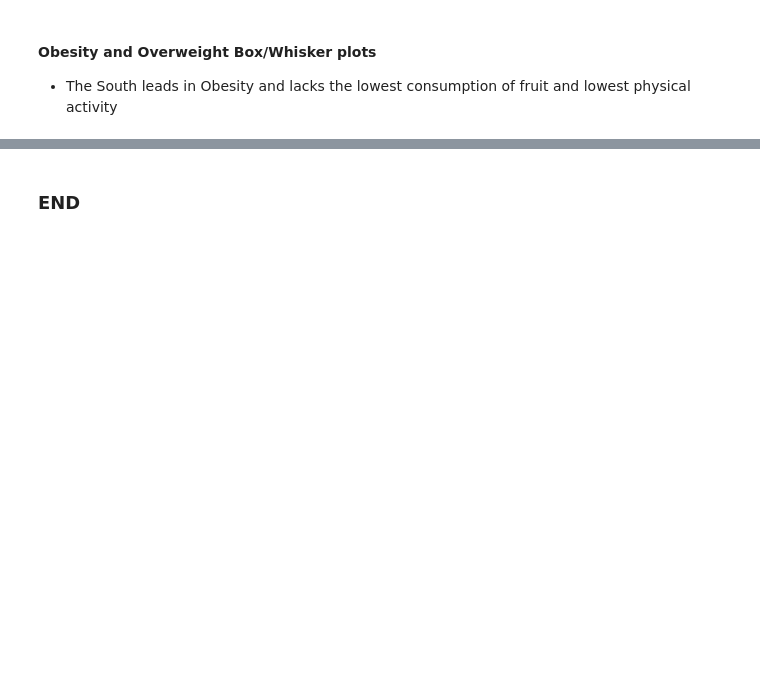
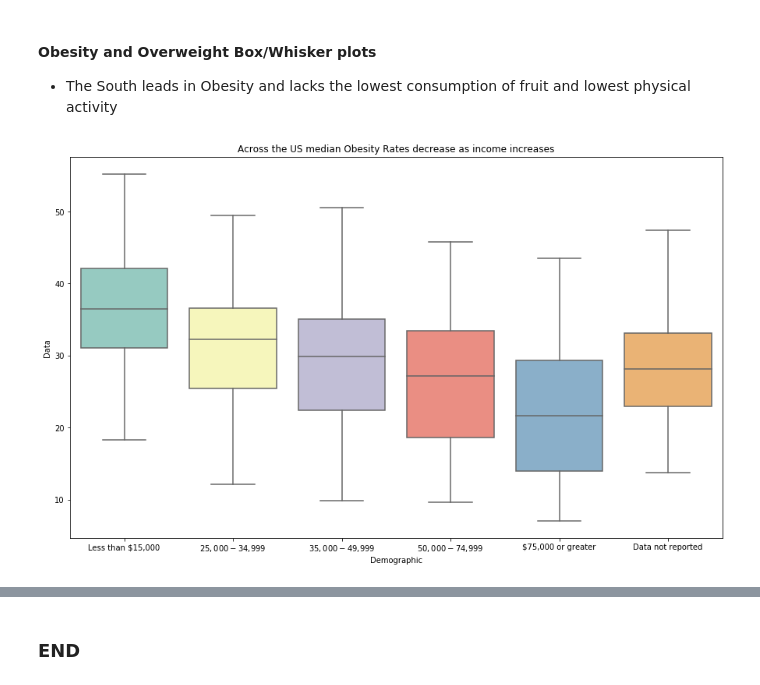
Before and after one commit to DimitriKourouniotis/Capstone-2, a Jupyter notebook: Capstone 2.ipynb, the cells around one changed output, grey strips where cells are left out. Cells and saved outputs as stored; diff of their text form; code cells hidden in the pictures; blank space fills up the shorter version.

```diff
--- a/Capstone 2.ipynb
+++ b/Capstone 2.ipynb
@@ -910,3 +914,12 @@ ax = sns.boxplot(x="Question", y="Data", hue="Region",
 # %% [markdown]
 #### Obesity and Overweight Box/Whisker plots
    * The South leads in Obesity and lacks the lowest consumption of fruit and lowest physical activity
+# %%
+f,ax = plt.subplots(figsize=(15,9))
+ax = sns.boxplot(
+        x="Demographic", y="Data",
+        data=df_2017_regions_obese[df_2017_regions_obese.Category.isin(['Income'])], palette="Set1",
+        order=["Less than $15,000","$25,000 - $34,999","$35,000 - $49,999","$50,000 - $74,999","$75,000 or greater","Data not reported"],
+        ).set_title("Across the US median Obesity Rates decrease as income increases")
+# %% [output]
+[figure, added]
```
Also changed, not shown: parts of 31 cells of this notebook.
